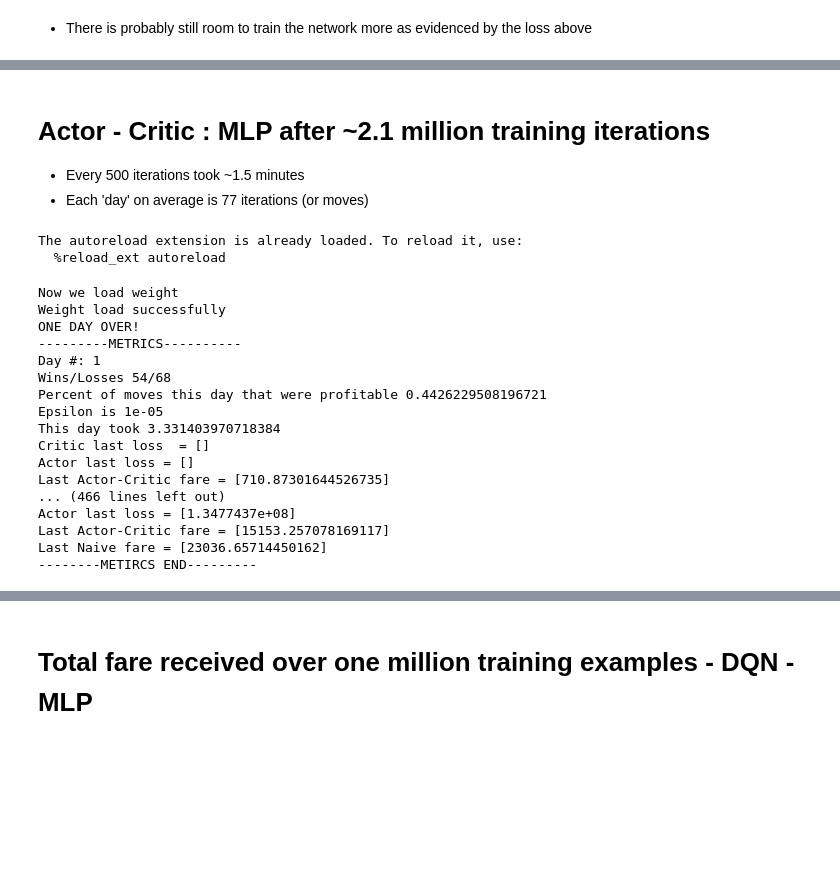
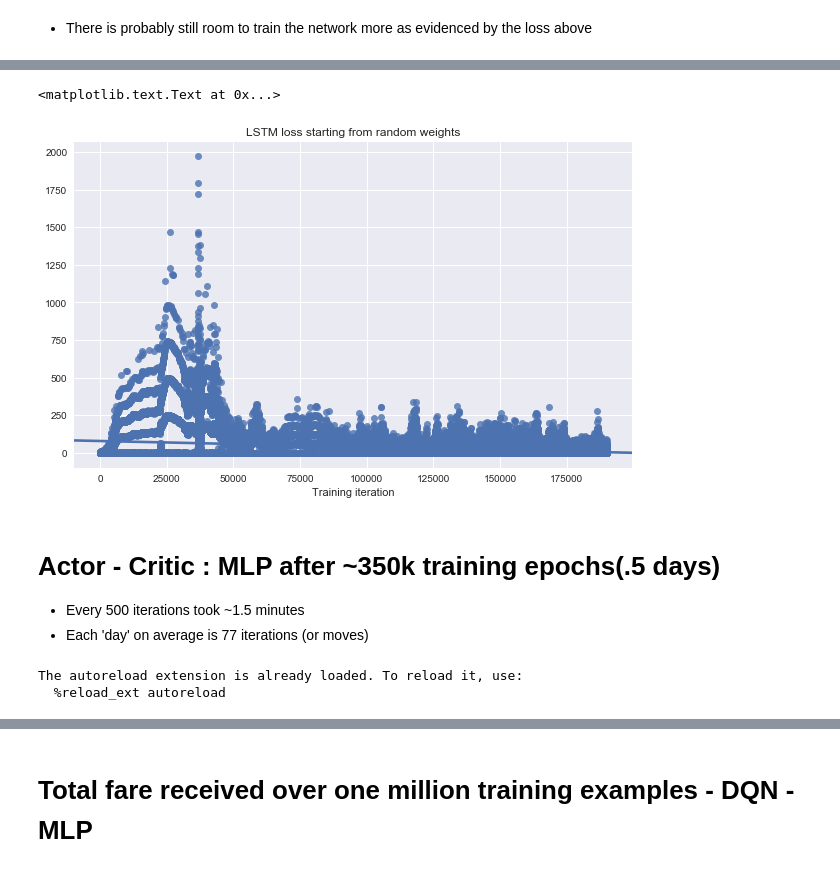
Before and after one commit to jonhilgart22/UNH-projects, a Jupyter notebook: deep_learning/notebooks/NYC_Maximize_Taxi_Cab_Fare_With_Reinforcement_Learning.ipynb, the cells around one changed output, grey strips where cells are left out. Drawn from its saved outputs; the diff is of its cells as text; code cells hidden in the pictures; blank space fills up the shorter version.

```diff
--- a/deep_learning/notebooks/NYC_Maximize_Taxi_Cab_Fare_With_Reinforcement_Learning.ipynb
+++ b/deep_learning/notebooks/NYC_Maximize_Taxi_Cab_Fare_With_Reinforcement_Learning.ipynb
@@ -1009,5 +1073,13 @@ plt.xlabel('Training number')
+# %%
+plt.figure(figsize=(10,6))
+sns.regplot(np.array([_ for _  in  range(len(loss_over_time_lstm))]),np.array(loss_over_time_lstm))
+plt.title('LSTM loss starting from random weights')
+plt.xlabel('Training iteration')
+# %% [output]
+<matplotlib.text.Text at 0x...>
+[figure, added]
 # %% [markdown]
-# Actor - Critic : MLP after ~2.1 million training iterations
+# Actor - Critic : MLP after ~350k  training epochs(.5 days)
 - Every 500 iterations took ~1.5 minutes
 - Each 'day' on average is 77 iterations (or moves)
 # %%
@@ -1027,26 +1099,3 @@ actor_critic_model = ActorCriticNYCMLP(AC_args, 9, 2,
                                 list_of_unique_geohashes, list_of_time_index,
                                 list_of_geohash_index, list_of_inverse_heohash_index,
                                 final_data_structure,list_of_output_predictions_to_direction)
-# %%
-actor_loss, critic_loss, AC_fare_over_time, average_fare_per_day,\
-        percent_profitable_moves_over_time, naive_fare_over_time,\
-        actor_critic_geohashes_visited = \
-        actor_critic_model.trainer(n_days=40)
-# %% [output]
-Now we load weight
-Weight load successfully
-ONE DAY OVER!
----------METRICS----------
-Day #: 1
-Wins/Losses 54/68
-Percent of moves this day that were profitable 0.4426229508196721
-Epsilon is 1e-05
-This day took 3.331403970718384
-Critic last loss  = []
-Actor last loss = []
-Last Actor-Critic fare = [710.87301644526735]
-... (466 lines left out)
-Actor last loss = [1.3477437e+08]
-Last Actor-Critic fare = [15153.257078169117]
-Last Naive fare = [23036.65714450162]
---------METIRCS END---------
```
Also changed, not shown: parts of 52 cells of this notebook, 15 other files.
